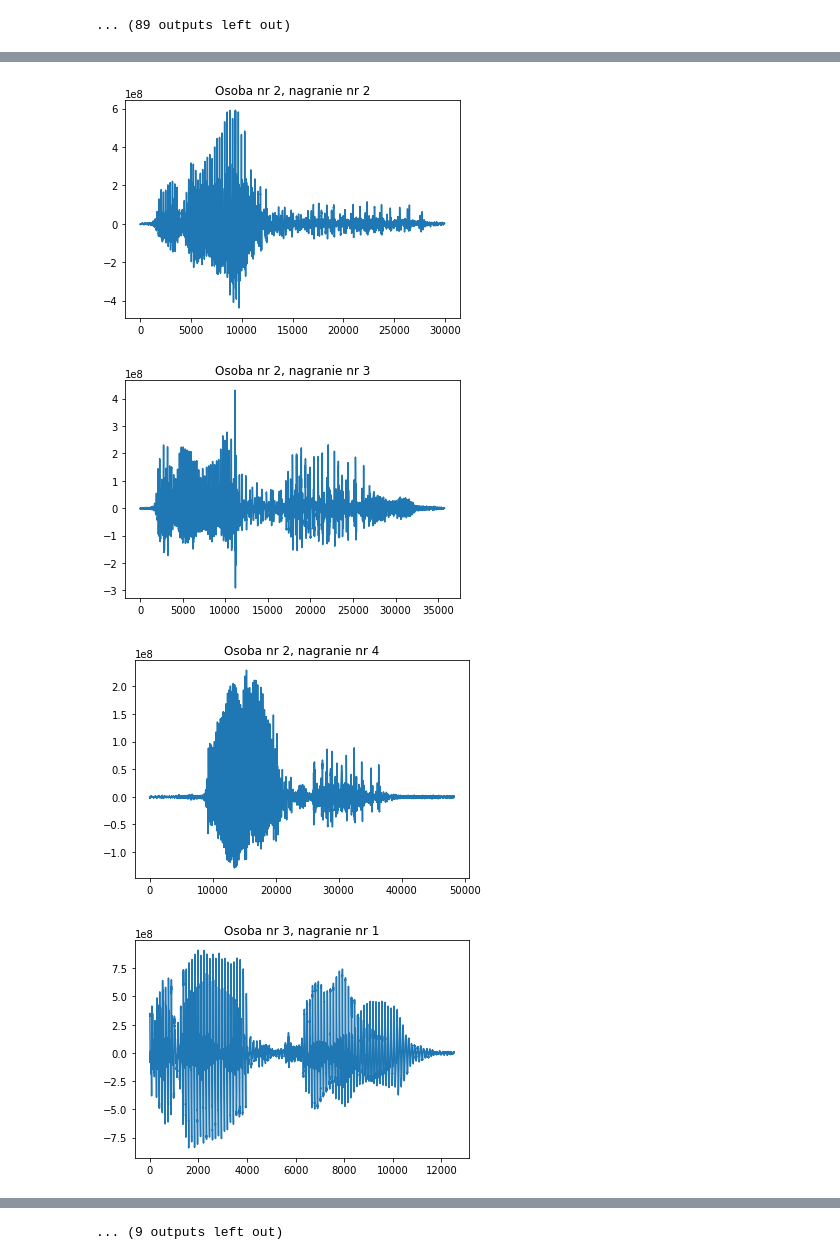
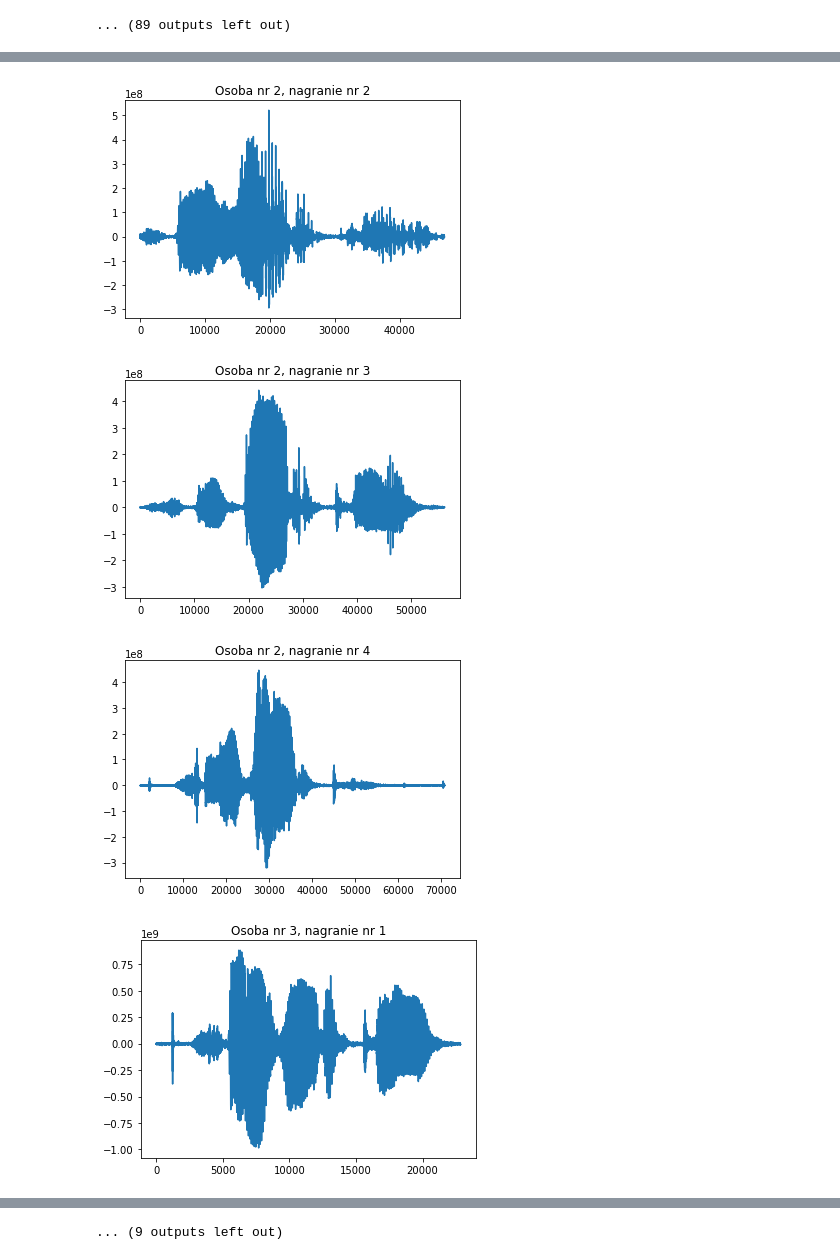
Before and after one commit to KDebowska/Eksploracja-danych-glosowych, a Jupyter notebook: Kod/Wyswietlanie_slow.ipynb, the cells around one changed output, grey strips where cells are left out. Saved outputs shown, nothing was run; the diff lists cells and outputs as text; code cells hidden in the pictures.

```diff
--- a/Kod/Wyswietlanie_slow.ipynb
+++ b/Kod/Wyswietlanie_slow.ipynb
@@ -38,7 +39,7 @@ for filename in list_of_names:
 
 print('Obecne pliki:')
 
-for i in range(20):
+for i in range(len(list_of_names)):
     print(files_txt_list[i], files_wav_list[i])
 print('liczba plikow: ', len(list_of_names))
 # %% [output]
@@ -117,8 +118,8 @@ Z nagrania: 289556_24_K_11_1
 ... (89 outputs left out)
 # %%
 # Wyświetlanie wszystkich wersji danego słowa
-nr_slowa = 15 # wybierz spośród [0, 99]
-word_path = new_path + '/' + labels[nr_slowa]
+nr_slowa = 38 # wybierz spośród [0, 99]
+word_path = path + '/' + labels[nr_slowa]
 slowa = []
 print("Słowo:", labels[nr_slowa])
 for i in range(0, len(list_of_names)):
@@ -150,4 +151,4 @@ Słowo: RADIO
-[figure, old version]
+[figure, new version]
-[figure, old version]
+[figure, new version]
-[figure, old version]
+[figure, new version]
-[figure, old version]
+[figure, new version]
```
Also changed, not shown: parts of 3 cells of this notebook.
